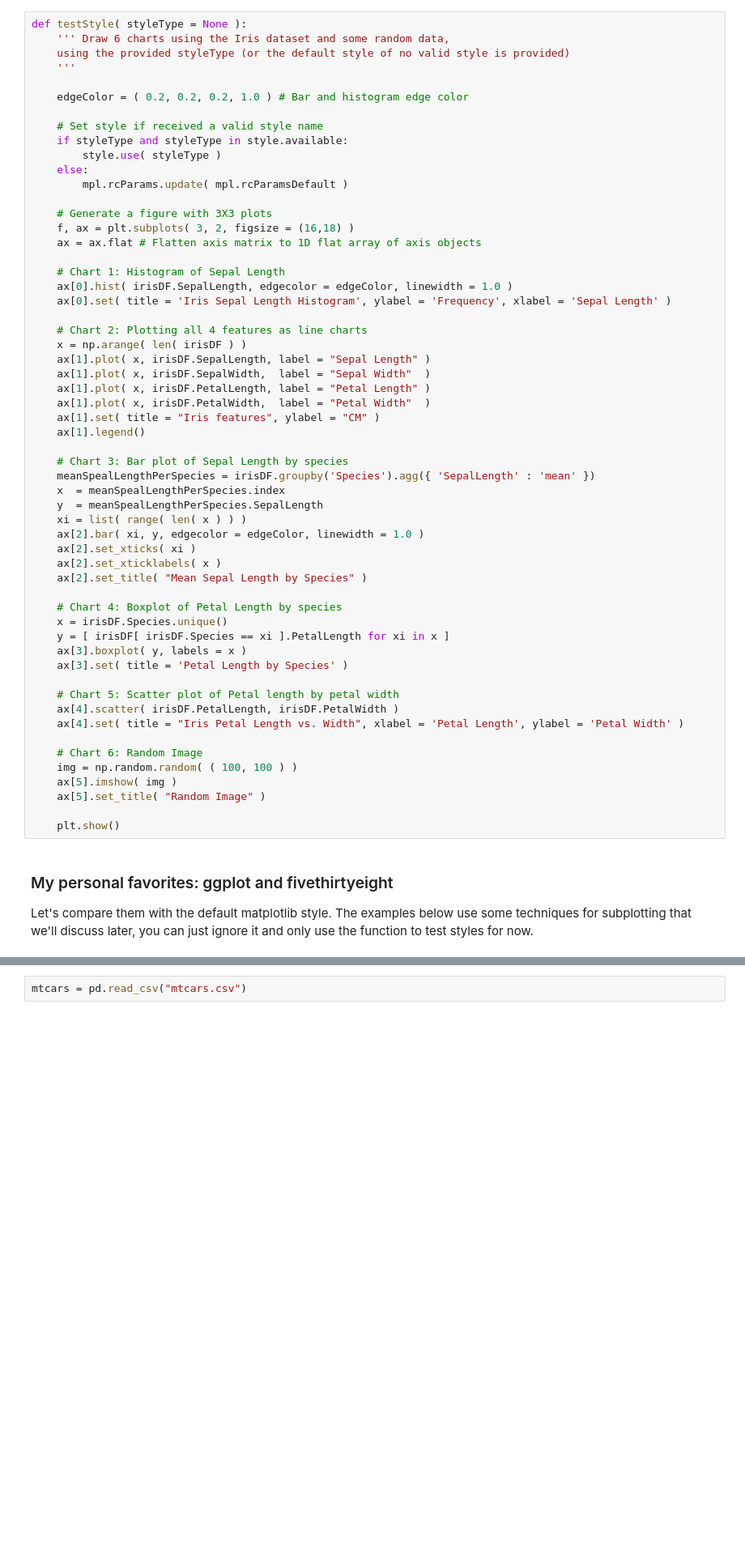
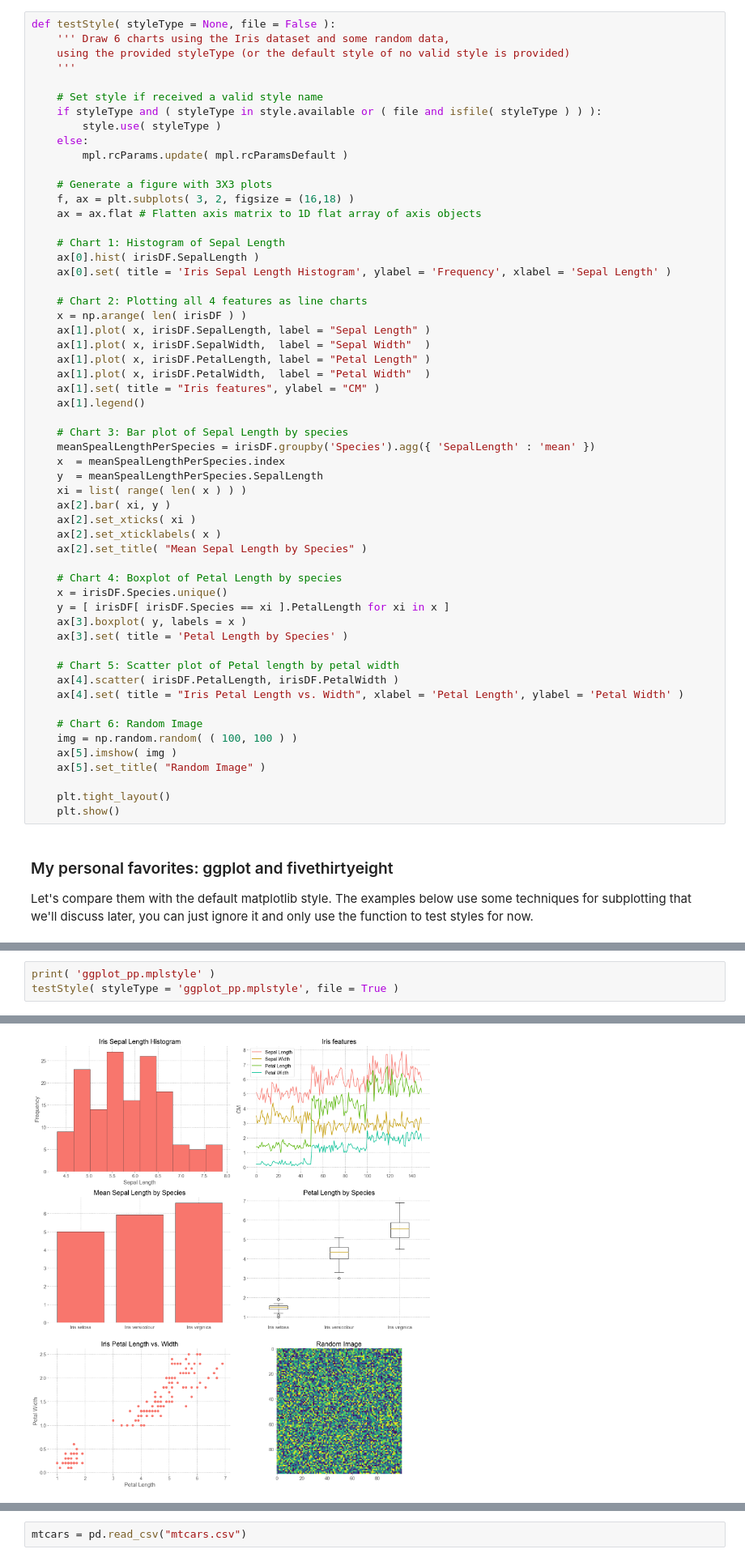
Before and after one commit to AlexandraLS1/pyconil_2017, a Jupyter notebook: PrettyPlotting.ipynb, the cells around one changed output, grey strips where cells are left out. Shown at 81% size. Cells and saved outputs as stored; diff of their text form; blank space fills up the shorter version.

```diff
--- a/PrettyPlotting.ipynb
+++ b/PrettyPlotting.ipynb
@@ -64,13 +80,11 @@ print( style.available )
 # %%
-def testStyle( styleType = None ):
+def testStyle( styleType = None, file = False ):
     ''' Draw 6 charts using the Iris dataset and some random data,
     using the provided styleType (or the default style of no valid style is provided)
     '''
 
-    edgeColor = ( 0.2, 0.2, 0.2, 1.0 ) # Bar and histogram edge color
-
     # Set style if received a valid style name
-    if styleType and styleType in style.available:
+    if styleType and ( styleType in style.available or ( file and isfile( styleType ) ) ):
         style.use( styleType )
     else:
         mpl.rcParams.update( mpl.rcParamsDefault )
@@ -80,7 +94,7 @@ def testStyle( styleType = None ):
     ax = ax.flat # Flatten axis matrix to 1D flat array of axis objects
 
     # Chart 1: Histogram of Sepal Length
-    ax[0].hist( irisDF.SepalLength, edgecolor = edgeColor, linewidth = 1.0 )
+    ax[0].hist( irisDF.SepalLength )
     ax[0].set( title = 'Iris Sepal Length Histogram', ylabel = 'Frequency', xlabel = 'Sepal Length' )
 
     # Chart 2: Plotting all 4 features as line charts
@@ -97,7 +111,7 @@ def testStyle( styleType = None ):
     x  = meanSpealLengthPerSpecies.index
     y  = meanSpealLengthPerSpecies.SepalLength
     xi = list( range( len( x ) ) )
-    ax[2].bar( xi, y, edgecolor = edgeColor, linewidth = 1.0 )
+    ax[2].bar( xi, y )
     ax[2].set_xticks( xi )
     ax[2].set_xticklabels( x )
     ax[2].set_title( "Mean Sepal Length by Species" )
@@ -117,6 +131,7 @@ def testStyle( styleType = None ):
     ax[5].imshow( img )
     ax[5].set_title( "Random Image" )
 
+    plt.tight_layout()
     plt.show()
 # %% [markdown]
 ### My personal favorites: ggplot and fivethirtyeight
@@ -132,0 +157,4 @@ testStyle( styleType = 'fivethirtyeight' )
+# %%
+print( 'ggplot_pp.mplstyle' )
+testStyle( styleType = 'ggplot_pp.mplstyle', file = True )
+# %% [output]
@@ -133,3 +162,4 @@ testStyle( styleType = 'fivethirtyeight' )
+[figure, added]
 # %% [markdown]
 ## Using figures and axis objects
 
```
Also changed, not shown: parts of 14 cells of this notebook, 3 other files.
